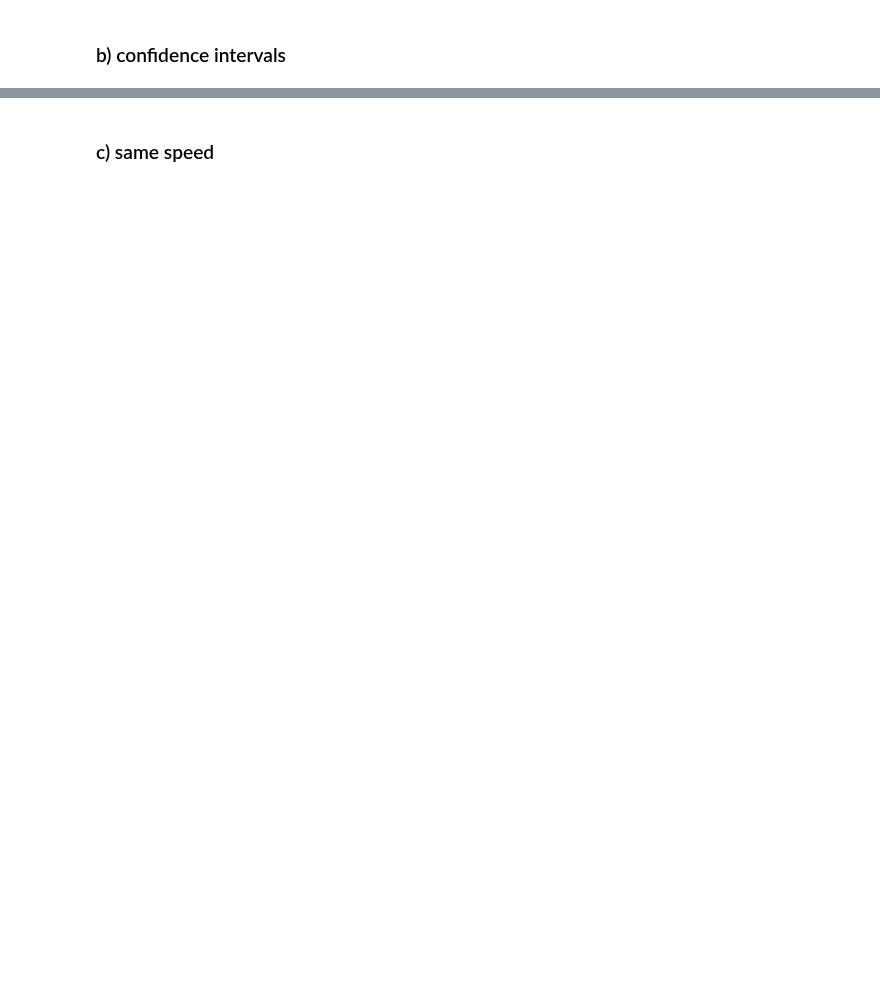
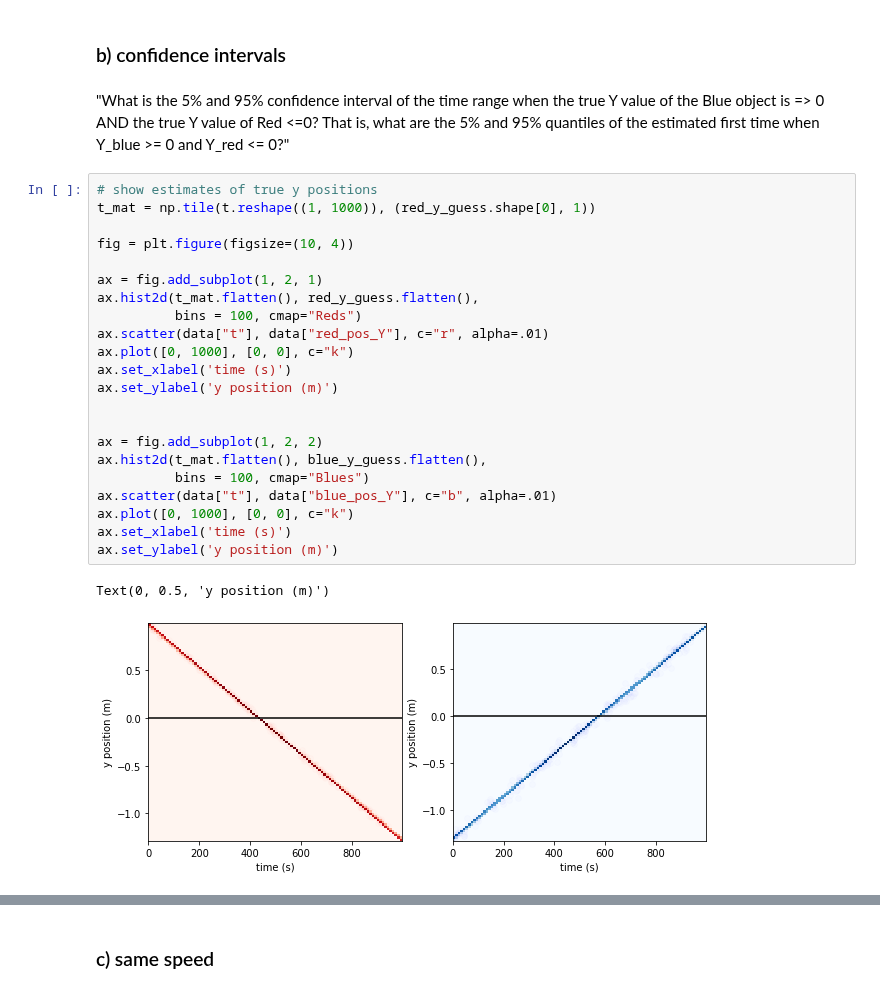
Before and after one commit to zbalewski/python-ay250-homework, a Jupyter notebook: hw_8/hw_8_notebook.ipynb, the cells around one changed output, grey strips where cells are left out. Drawn from its saved outputs; the diff is of its cells as text; blank space fills up the shorter version.

```diff
--- a/hw_8/hw_8_notebook.ipynb
+++ b/hw_8/hw_8_notebook.ipynb
@@ -257,2 +325,29 @@ Text(0, 0.5, 'P(blue speed)')
 # %% [markdown]
 ### b) confidence intervals
+# %% [markdown]
+"What is the 5% and 95% confidence interval of the time range when the true Y value of the Blue object is => 0 AND the true Y value of Red <=0? That is, what are the 5% and 95% quantiles of the estimated first time when Y_blue >= 0 and Y_red <= 0?"
+# %%
+# show estimates of true y positions
+t_mat = np.tile(t.reshape((1, 1000)), (red_y_guess.shape[0], 1))
+
+fig = plt.figure(figsize=(10, 4))
+
+ax = fig.add_subplot(1, 2, 1)
+ax.hist2d(t_mat.flatten(), red_y_guess.flatten(),
+          bins = 100, cmap="Reds")
+ax.scatter(data["t"], data["red_pos_Y"], c="r", alpha=.01)
+ax.plot([0, 1000], [0, 0], c="k")
+ax.set_xlabel('time (s)')
+ax.set_ylabel('y position (m)')
+
+
+ax = fig.add_subplot(1, 2, 2)
+ax.hist2d(t_mat.flatten(), blue_y_guess.flatten(),
+          bins = 100, cmap="Blues")
+ax.scatter(data["t"], data["blue_pos_Y"], c="b", alpha=.01)
+ax.plot([0, 1000], [0, 0], c="k")
+ax.set_xlabel('time (s)')
+ax.set_ylabel('y position (m)')
+# %% [output]
+Text(0, 0.5, 'y position (m)')
+[figure, added]
```
Also changed, not shown: parts of 21 cells of this notebook.
